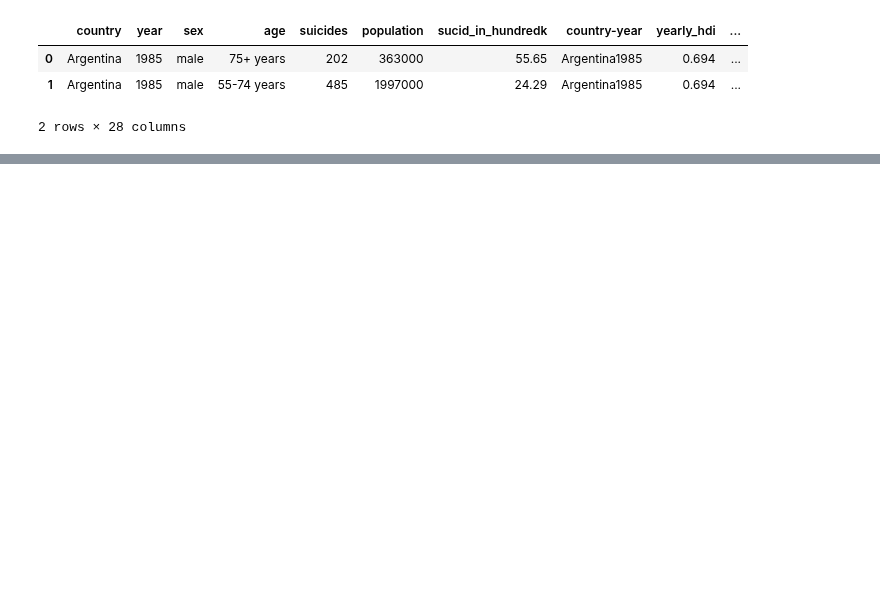
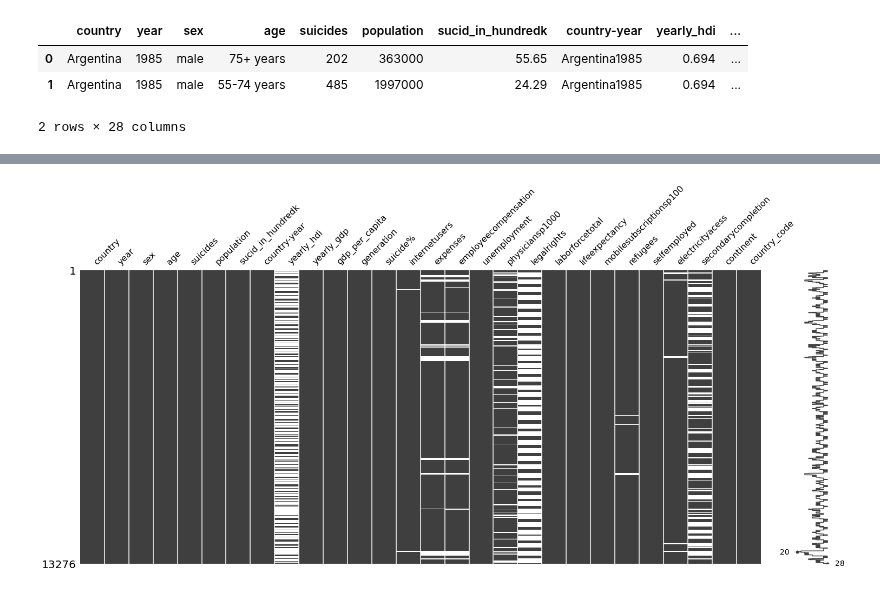
Before and after one commit to sujilkumarkm/desertion_dkit_msc_2022_sep, a Jupyter notebook: dissertation_suicide_data_preparation_2022.ipynb, the cells around one changed output, grey strips where cells are left out. Cells and saved outputs as stored; diff of their text form; code cells hidden in the pictures; blank space fills up the shorter version.

Commit message:
missing values in data preperation

```diff
--- a/dissertation_suicide_data_preparation_2022.ipynb
+++ b/dissertation_suicide_data_preparation_2022.ipynb
@@ -276,8 +273,8 @@ countrynames = ['Argentina','Armenia','Australia',    'Austria',
 # countrynames
 # %%
 df1 = second_data.copy()
-df = df1.iloc[np.where(df1.country == countrynames[0])]
+final = df1.iloc[np.where(df1.country == countrynames[0])]
 for i, x in enumerate(countrynames[1:]):
-    df = df.append(df1.iloc[np.where(df1.country == x)])
+    final = final.append(df1.iloc[np.where(df1.country == x)])
 
-df.head()
+# df.head()
@@ -295,6 +285,10 @@ df = df[df.year <= 2016]
+# %%
+final = final[final.year >= 1985]
+final = final[final.year <= 2016]
 # %%
-df['country'] = df['country'].astype('category')
-df['sex'] = df['sex'].astype('category')
-df['generation'] = df['generation'].astype('category')
-df['age'] = df['age'].astype('category')
+final['country'] = final['country'].astype('category')
+final['continent'] = final['continent'].astype('category')
+final['sex'] = final['sex'].astype('category')
+final['generation'] = final['generation'].astype('category')
+final['age'] = final['age'].astype('category')
 # %%
@@ -328,0 +366,9 @@ df.rename( {'suicides_no':'suicides' } , axis=1 , inplace = True)
+# %%
+# Useful package for visualizing and understanding missing data
+import missingno as msno
+import matplotlib.pyplot as plt
+# Visualize missingness
+msno.matrix(final)
+plt.show()
+# %% [output]
+[figure, added]
```
Also changed, not shown: parts of 38 cells of this notebook, 4 other files.
